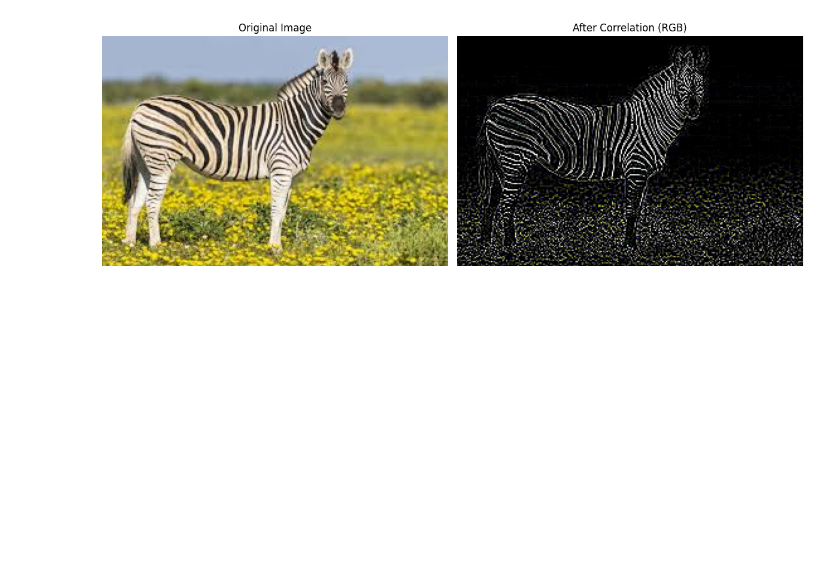
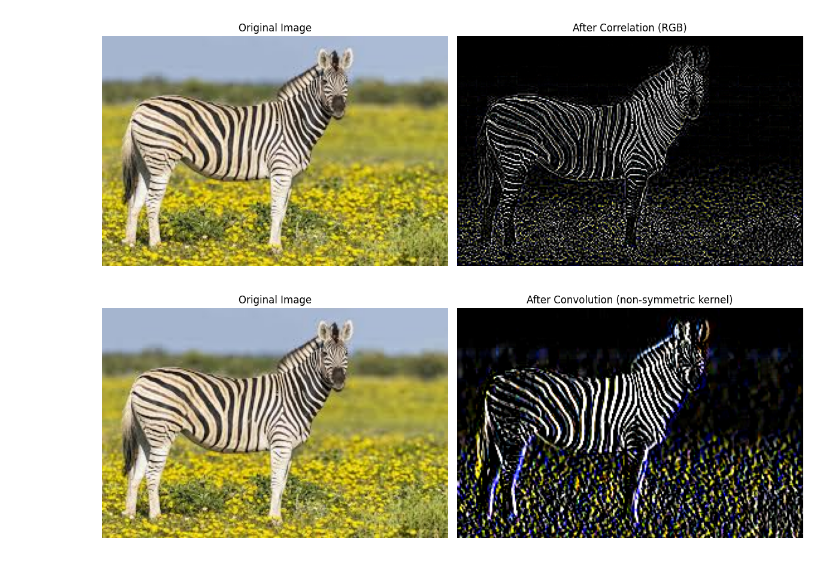
Before and after one commit to ml02-msi/pytorch_tutorial, a Jupyter notebook: basics.ipynb, the cells around one changed output. Drawn from its saved outputs; the diff is of its cells as text; code cells hidden in the pictures; blank space fills up the shorter version.

```diff
--- a/basics.ipynb
+++ b/basics.ipynb
@@ -69,7 +69,7 @@ output_rgb = np.zeros_like(image_rgb)
 
 for i in range(3):  # R, G, B channels
     channel = image_rgb[:, :, i]
-    filtered = correlate2d(channel, kernel, mode='same', boundary='symm')
+    filtered = correlate2d(channel, kernel, mode='same')
     output_rgb[:, :, i] = np.clip(filtered, 0, 255)
 
 output_rgb = output_rgb.astype(np.uint8)
@@ -91,3 +91,50 @@ plt.tight_layout()
 plt.show()
 # %% [output]
 [figure]
+# %%
+import cv2
+import numpy as np
+import matplotlib.pyplot as plt
+from scipy.signal import convolve2d
+
+# 1. Load the image in color
+image_bgr = cv2.imread('/home/ml02/Downloads/zebra.jpeg')
+image_rgb = cv2.cvtColor(image_bgr, cv2.COLOR_BGR2RGB)
+
+# 2. Define a non-symmetric 3x3 kernel (e.g., detect diagonal edges)
+kernel = np.array([
+    [2, 0, -1],
+    [1, 0, -2],
+    [0, 1, -1]
+], dtype=np.float32)
+
+# 3. Flip the kernel for true convolution (180 degrees)
+kernel_flipped = np.flip(kernel)
+
+# 4. Apply convolution on each color channel
+output_rgb = np.zeros_like(image_rgb)
+
+for i in range(3):  # R, G, B channels
+    channel = image_rgb[:, :, i]
+    convolved = convolve2d(channel, kernel_flipped, mode='same', boundary='symm')
+    output_rgb[:, :, i] = np.clip(convolved, 0, 255)
+
+output_rgb = output_rgb.astype(np.uint8)
+
+# 5. Display the result
+plt.figure(figsize=(12, 6))
+
+plt.subplot(1, 2, 1)
+plt.title("Original Image")
+plt.imshow(image_rgb)
+plt.axis('off')
+
+plt.subplot(1, 2, 2)
+plt.title("After Convolution (non-symmetric kernel)")
+plt.imshow(output_rgb)
+plt.axis('off')
+
+plt.tight_layout()
+plt.show()
+# %% [output]
+[figure, added]
```
Also changed, not shown: parts of 2 cells of this notebook, 1 other file.
